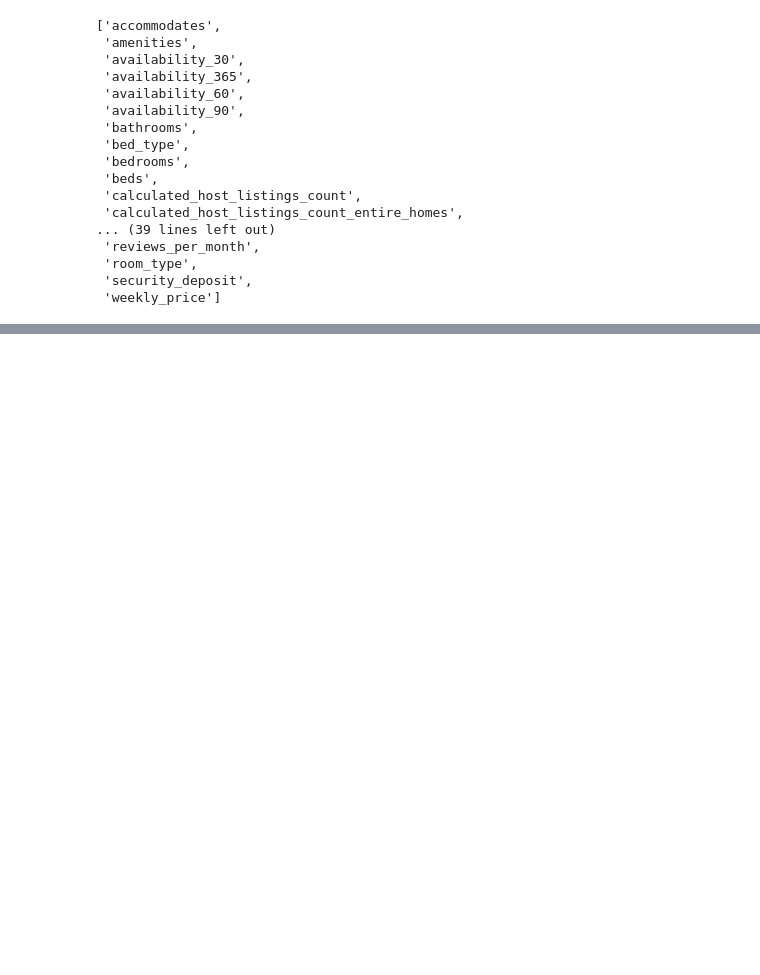
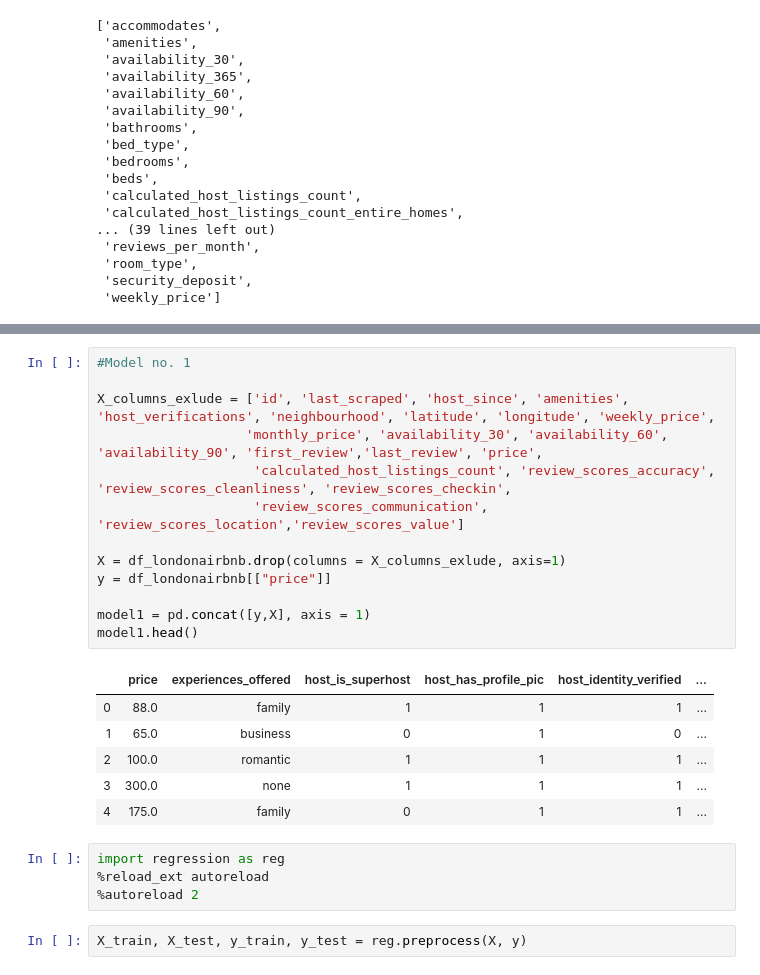
Before and after one commit to inesa-lisnic/Predicting-London-Airbnb-Prices-, a Jupyter notebook: columns.ipynb, the cells around one changed output, grey strips where cells are left out. Drawn from its saved outputs; the diff is of its cells as text; blank space fills up the shorter version.

```diff
--- a/columns.ipynb
+++ b/columns.ipynb
@@ -124,0 +146,26 @@ diff
+# %%
+#Model no. 1
+
+X_columns_exlude = ['id', 'last_scraped', 'host_since', 'amenities', 'host_verifications', 'neighbourhood', 'latitude', 'longitude', 'weekly_price',
+                   'monthly_price', 'availability_30', 'availability_60', 'availability_90', 'first_review','last_review', 'price',
+                    'calculated_host_listings_count', 'review_scores_accuracy', 'review_scores_cleanliness', 'review_scores_checkin',
+                    'review_scores_communication', 'review_scores_location','review_scores_value']
+
+X = df_londonairbnb.drop(columns = X_columns_exlude, axis=1)
+y = df_londonairbnb[["price"]]
+
+model1 = pd.concat([y,X], axis = 1)
+model1.head()
+# %% [output]
+|  | price | experiences_offered | host_is_superhost | host_has_profile_pic | host_identity_verified | ... |
+| 0 | 88.0 | family | 1 | 1 | 1 | ... |
+| 1 | 65.0 | business | 0 | 1 | 0 | ... |
+| 2 | 100.0 | romantic | 1 | 1 | 1 | ... |
+| 3 | 300.0 | none | 1 | 1 | 1 | ... |
+| 4 | 175.0 | family | 0 | 1 | 1 | ... |
+# %%
+import regression as reg
+%reload_ext autoreload
+%autoreload 2
+# %%
+X_train, X_test, y_train, y_test = reg.preprocess(X, y)
```
Also changed, not shown: parts of 6 cells of this notebook, 4 other files.
